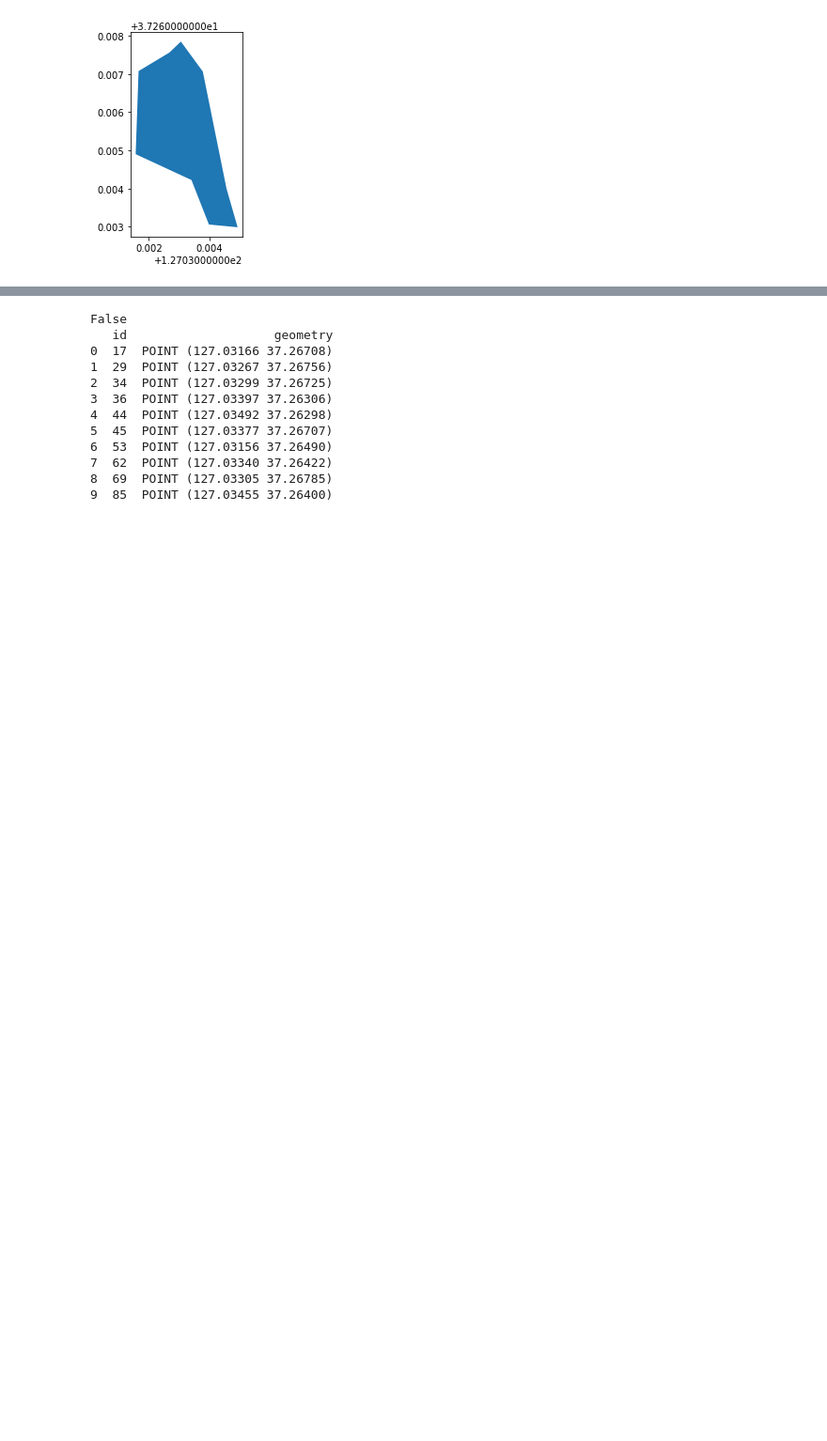
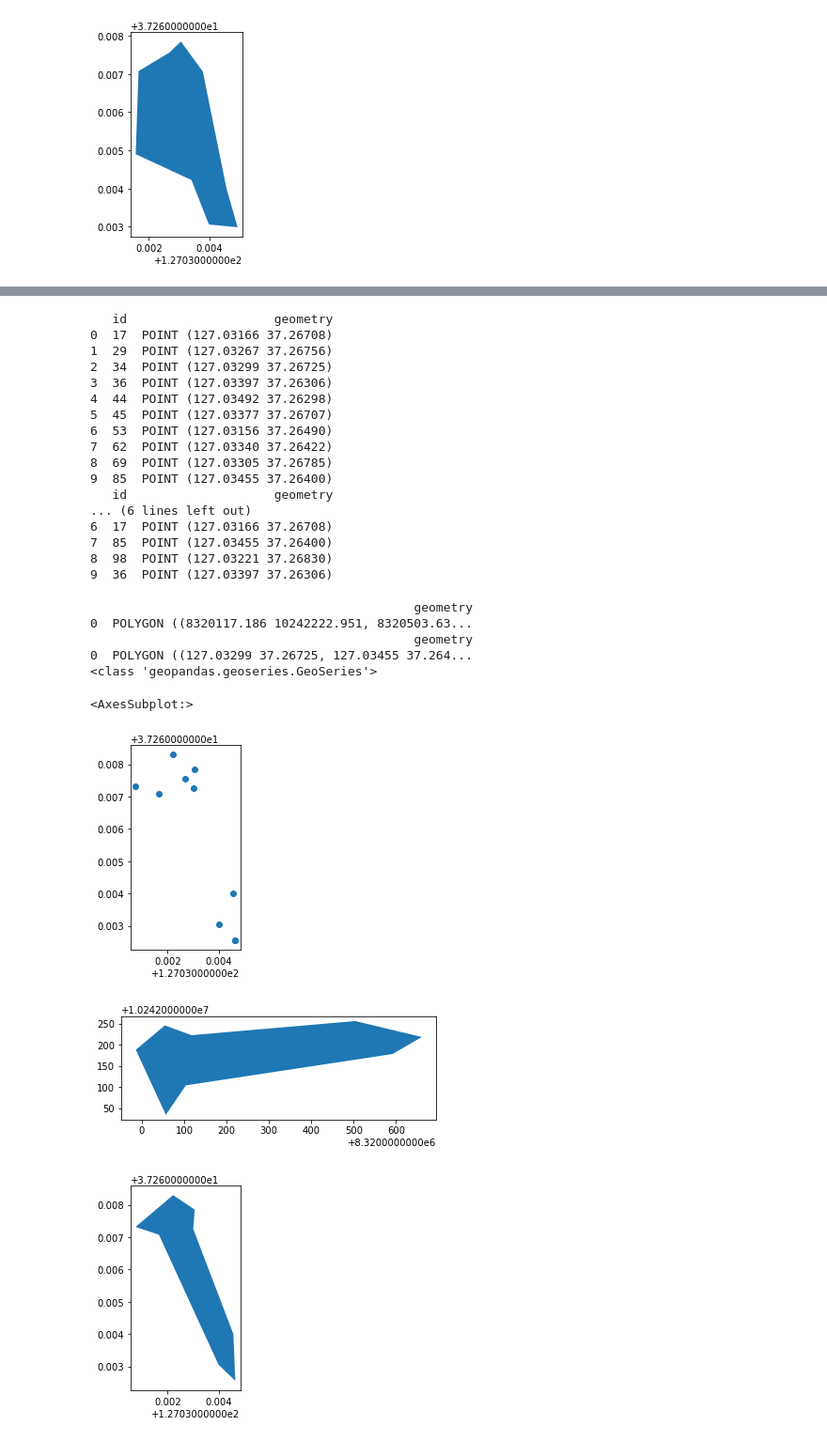
Before and after one commit to jekim99/concave_suwon, a Jupyter notebook: concave.ipynb, the cells around one changed output, grey strips where cells are left out. Shown at 94% size. Cells and saved outputs as stored; diff of their text form; code cells hidden in the pictures; blank space fills up the shorter version.

Commit message:
220412_2 new hull

```diff
--- a/concave.ipynb
+++ b/concave.ipynb
@@ -149,10 +148,11 @@ def get_next_position(d_list, center, points):
 # %%
+print(points)
 get_next_position(d_list, fire_center, points)
+print(points)
 # print(points['id'].concat(pd.Series([17])))
 # print(pd.concat([points['id'], pd.Series([17])]).is_unique)
 # print(points)
 # %% [output]
-False
    id                    geometry
 0  17  POINT (127.03166 37.26708)
 1  29  POINT (127.03267 37.26756)
@@ -164,3 +164,31 @@ False
 7  62  POINT (127.03340 37.26422)
 8  69  POINT (127.03305 37.26785)
 9  85  POINT (127.03455 37.26400)
+   id                    geometry
+... (6 lines left out)
+6  17  POINT (127.03166 37.26708)
+7  85  POINT (127.03455 37.26400)
+8  98  POINT (127.03221 37.26830)
+9  36  POINT (127.03397 37.26306)
+# %%
+points.plot()
+proj_points = points.to_crs('+proj=aea +lat_1=29.5 +lat_2=42.5')
+
+hull = alphashape.alphashape(proj_points)
+hull.plot()
+print(hull)
+
+hull = hull.to_crs('epsg:4326')
+print(hull)
+print(type(hull['geometry']))
+hull.plot()
+# %% [output]
+                                            geometry
+0  POLYGON ((8320117.186 10242222.951, 8320503.63...
+                                            geometry
+0  POLYGON ((127.03299 37.26725, 127.03455 37.264...
+<class 'geopandas.geoseries.GeoSeries'>
+<AxesSubplot:>
+[figure, added]
+[figure, added]
+[figure, added]
```
Also changed, not shown: parts of 2 cells of this notebook, 1 other file.
